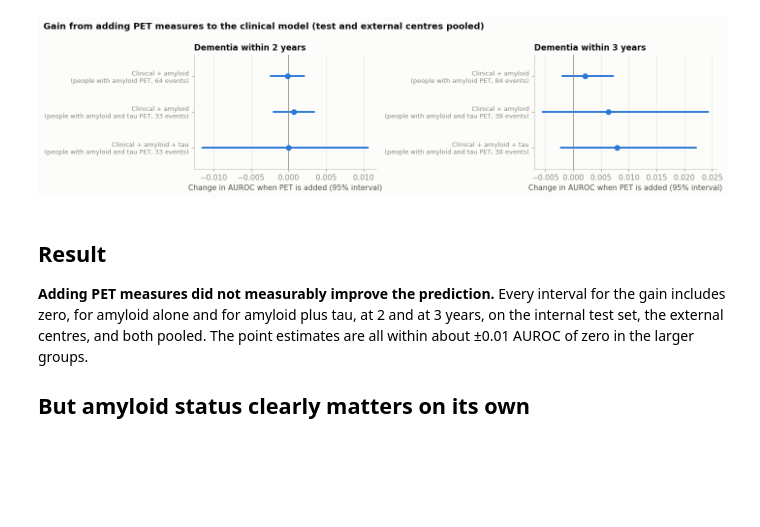
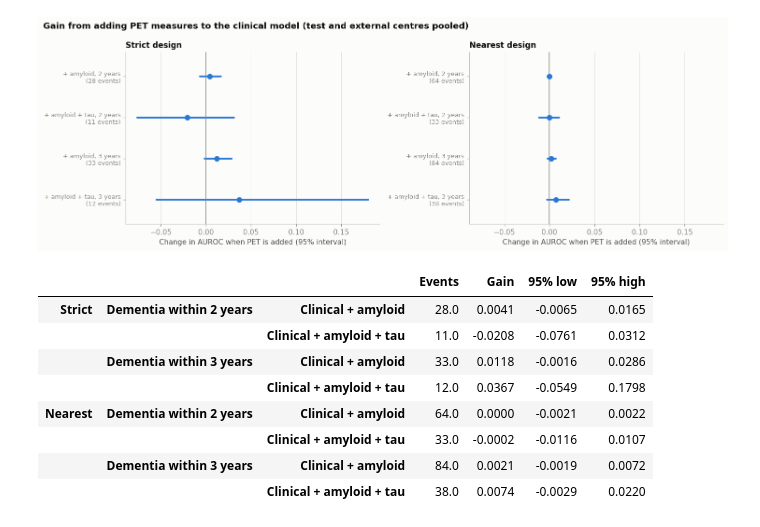
Before and after one commit to hansikareddy40/CardioCog-RAG, a Jupyter notebook: notebooks/08_pet_numbers.ipynb, the cells around one changed output. Saved outputs shown, nothing was run; the diff lists cells and outputs as text; code cells hidden in the pictures; blank space fills up the shorter version.

```diff
--- a/notebooks/08_pet_numbers.ipynb
+++ b/notebooks/08_pet_numbers.ipynb
@@ -19,7 +30,8 @@ import numpy as np, pandas as pd, matplotlib.pyplot as plt
 import nacc_utils as nu
 
 nu.set_style()
-res = json.loads((nu.REPORTS / "phase4_pet_results.json").read_text())
-pd.DataFrame({t: {s: f"{v['n']:,} ({v['events']})" for s, v in res[t]["cohort"].items()} for t in res}).rename(
-    columns={"y_dementia_2y": "Dementia within 2 years", "y_dementia_3y": "Dementia within 3 years"}).rename_axis("Participants (events)")
+allres = json.loads((nu.REPORTS / "phase4_pet_results.json").read_text())
+LABEL = {"y_dementia_2y": "Dementia within 2 years", "y_dementia_3y": "Dementia within 3 years"}
+pd.DataFrame({(d.capitalize(), LABEL[t]): {s: f"{v['n']:,} ({v['events']})" for s, v in allres[d][t]["cohort"].items()}
+              for d in allres for t in allres[d]}).rename_axis("Participants (events)")
 # %% [output]
@@ -72,22 +83,34 @@ Fitted on 281 participants with 43 events
 # %%
-fig, axes = plt.subplots(1, 2, figsize=(13, 3.4))
-for ax, target, title in zip(axes, ["y_dementia_2y", "y_dementia_3y"], ["Dementia within 2 years", "Dementia within 3 years"]):
+fig, axes = plt.subplots(1, 2, figsize=(13.5, 4.6), sharex=True)
+for ax, design in zip(axes, ["strict", "nearest"]):
     items = []
-    for subset, names in [("has amyloid PET", ["Clinical + amyloid"]), ("has amyloid and tau PET", ["Clinical + amyloid", "Clinical + amyloid + tau"])]:
-        for name in names:
-            m = res[target][subset]["test + external"][name]
-            items.append((f"{name}\n({subset.replace('has ', 'people with ')}, {m['events']} events)", m))
+    for target in ["y_dementia_2y", "y_dementia_3y"]:
+        for subset, names in [("has amyloid PET", ["Clinical + amyloid"]), ("has amyloid and tau PET", ["Clinical + amyloid + tau"])]:
+            for name in names:
+                m = allres[design][target][subset]["test + external"][name]
+                items.append((f"{name.replace('Clinical + ', '+ ')}, {LABEL[target][-7:]}\n({m['events']} events)", m))
     for i, (lab, m) in enumerate(items[::-1]):
         ax.plot(m["delta_auroc_ci"], [i, i], color=nu.BLUE, lw=2.5, solid_capstyle="round"); ax.scatter([m["delta_auroc"]], [i], color=nu.BLUE, s=45, zorder=3)
     ax.axvline(0, color=nu.MUTED, lw=1); ax.set_yticks(range(len(items)), [l for l, _ in items[::-1]], fontsize=8.5); ax.set_ylim(-0.6, len(items) - 0.4)
-    ax.set_xlabel("Change in AUROC when PET is added (95% interval)"); ax.set_title(title); ax.grid(axis="y", visible=False)
+    ax.set_xlabel("Change in AUROC when PET is added (95% interval)"); ax.grid(axis="y", visible=False)
+    ax.set_title(f"{design.capitalize()} design")
 fig.suptitle("Gain from adding PET measures to the clinical model (test and external centres pooled)", x=0.01, ha="left", fontweight="bold")
 fig.tight_layout(); nu.savefig(fig, "08_pet_gain"); plt.show()
+rows = {}
+for design in allres:
+    for target in allres[design]:
+        for subset, name in [("has amyloid PET", "Clinical + amyloid"), ("has amyloid and tau PET", "Clinical + amyloid + tau")]:
+            m = allres[design][target][subset]["test + external"][name]
+            rows[(design.capitalize(), LABEL[target], name)] = {"Events": m["events"], "Gain": round(m["delta_auroc"], 4), "95% low": round(m["delta_auroc_ci"][0], 4), "95% high": round(m["delta_auroc_ci"][1], 4)}
+pd.DataFrame(rows).T
 # %% [output]
-[figure, old version]
+[figure, new version]
+|  |  |  | Events | Gain | 95% low | 95% high |
+| Strict | Dementia within 2 years | Clinical + amyloid | 28.0 | 0.0041 | -0.0065 | 0.0165 |
+|  |  | Clinical + amyloid + tau | 11.0 | -0.0208 | -0.0761 | 0.0312 |
+|  | Dementia within 3 years | Clinical + amyloid | 33.0 | 0.0118 | -0.0016 | 0.0286 |
+|  |  | Clinical + amyloid + tau | 12.0 | 0.0367 | -0.0549 | 0.1798 |
+| Nearest | Dementia within 2 years | Clinical + amyloid | 64.0 | 0.0000 | -0.0021 | 0.0022 |
+|  |  | Clinical + amyloid + tau | 33.0 | -0.0002 | -0.0116 | 0.0107 |
+|  | Dementia within 3 years | Clinical + amyloid | 84.0 | 0.0021 | -0.0019 | 0.0072 |
+|  |  | Clinical + amyloid + tau | 38.0 | 0.0074 | -0.0029 | 0.0220 |
-# %% [markdown]
-## Result
-
-**Adding PET measures did not measurably improve the prediction.** Every interval for the gain includes zero, for amyloid alone and for amyloid plus tau, at 2 and at 3 years, on the internal test set, the external centres, and both pooled. The point estimates are all within about ±0.01 AUROC of zero in the larger groups.
-
-## But amyloid status clearly matters on its own
```
Also changed, not shown: parts of 13 cells of this notebook, 48 other files.
